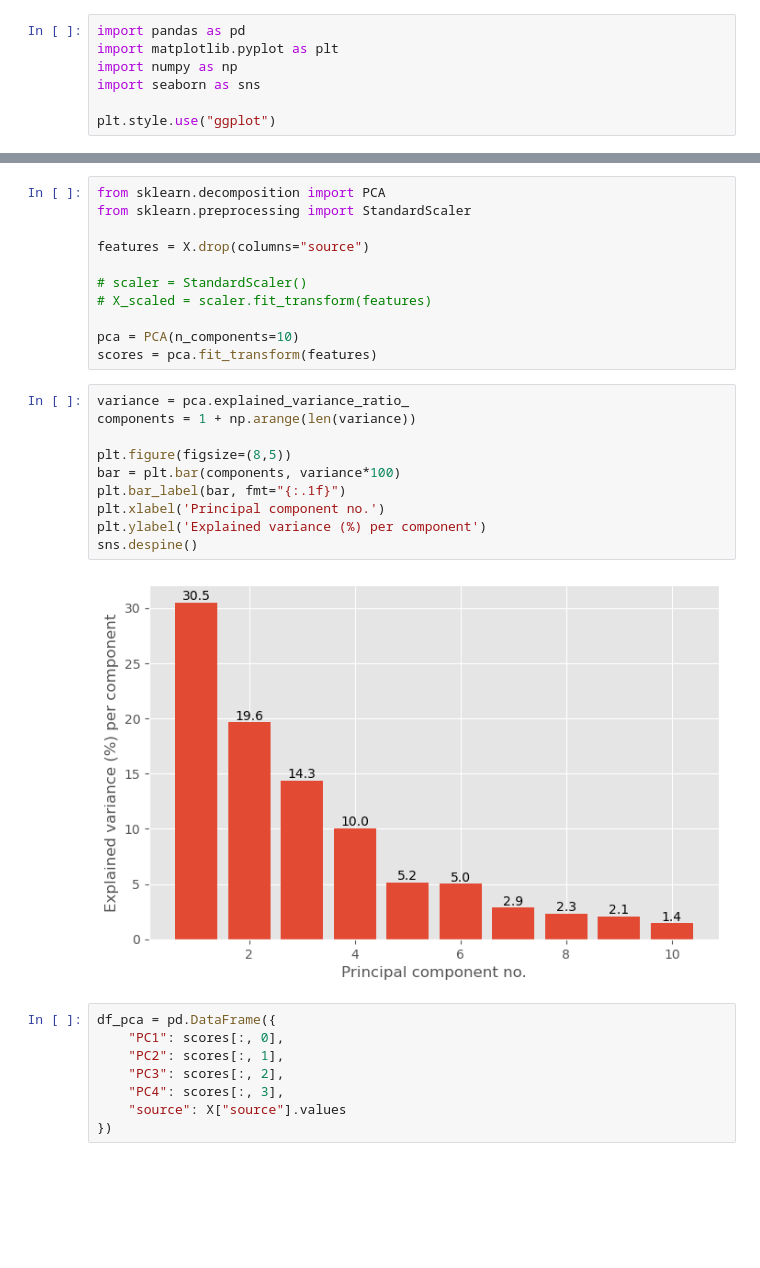
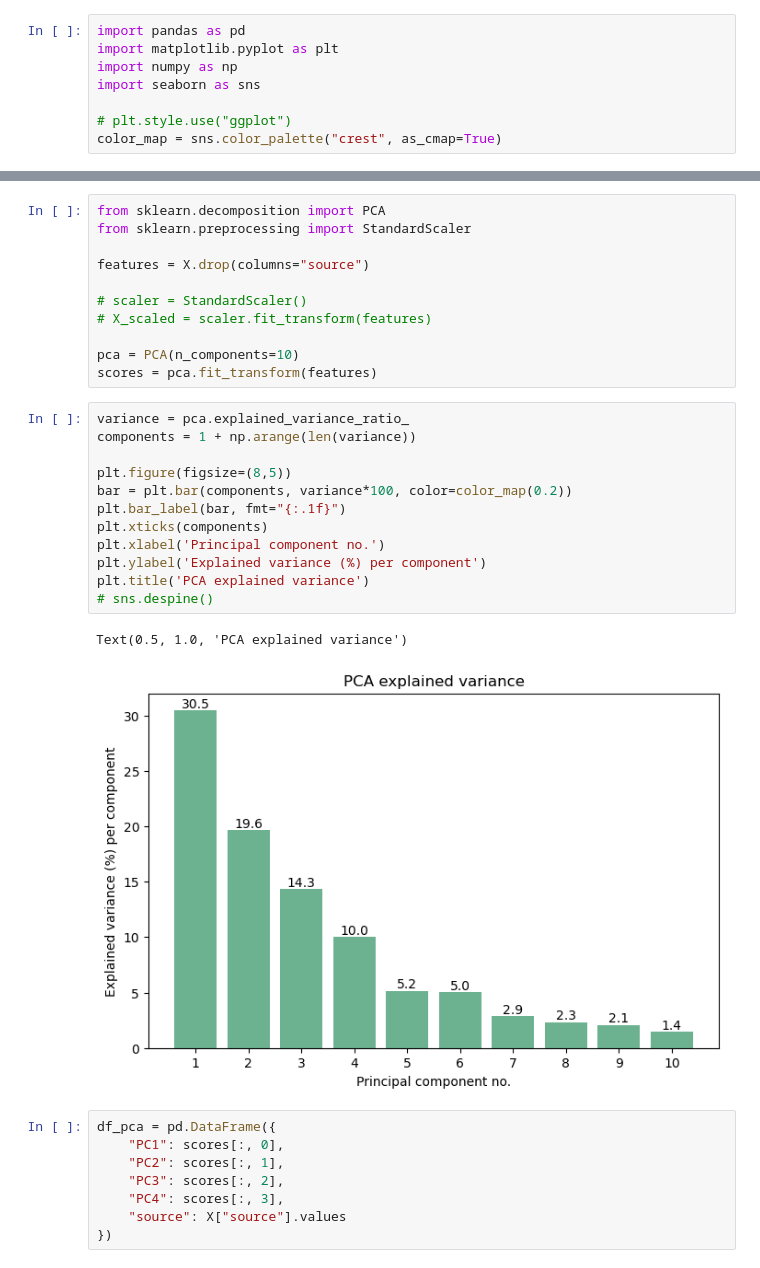
Before and after one commit to celasa/biomass_thesis, a Jupyter notebook: notebooks/07_internal_structure.ipynb, the cells around one changed output, grey strips where cells are left out. Saved outputs shown, nothing was run; the diff lists cells and outputs as text; blank space fills up the shorter version.

```diff
--- a/notebooks/07_internal_structure.ipynb
+++ b/notebooks/07_internal_structure.ipynb
@@ -14,7 +14,8 @@ import matplotlib.pyplot as plt
 import numpy as np
 import seaborn as sns
 
-plt.style.use("ggplot")
+# plt.style.use("ggplot")
+color_map = sns.color_palette("crest", as_cmap=True)
 # %%
 from pathlib import Path
 import sys
@@ -553,15 +584,18 @@ scores = pca.fit_transform(features)
 # %%
 variance = pca.explained_variance_ratio_
 components = 1 + np.arange(len(variance))
 
 plt.figure(figsize=(8,5))
-bar = plt.bar(components, variance*100)
+bar = plt.bar(components, variance*100, color=color_map(0.2))
 plt.bar_label(bar, fmt="{:.1f}")
+plt.xticks(components)
 plt.xlabel('Principal component no.')
 plt.ylabel('Explained variance (%) per component')
-sns.despine()
+plt.title('PCA explained variance')
+# sns.despine()
 # %% [output]
+Text(0.5, 1.0, 'PCA explained variance')
-[figure, old version]
+[figure, new version]
 # %%
 df_pca = pd.DataFrame({
     "PC1": scores[:, 0],
```
Also changed, not shown: parts of 34 cells of this notebook, 10 other files.
